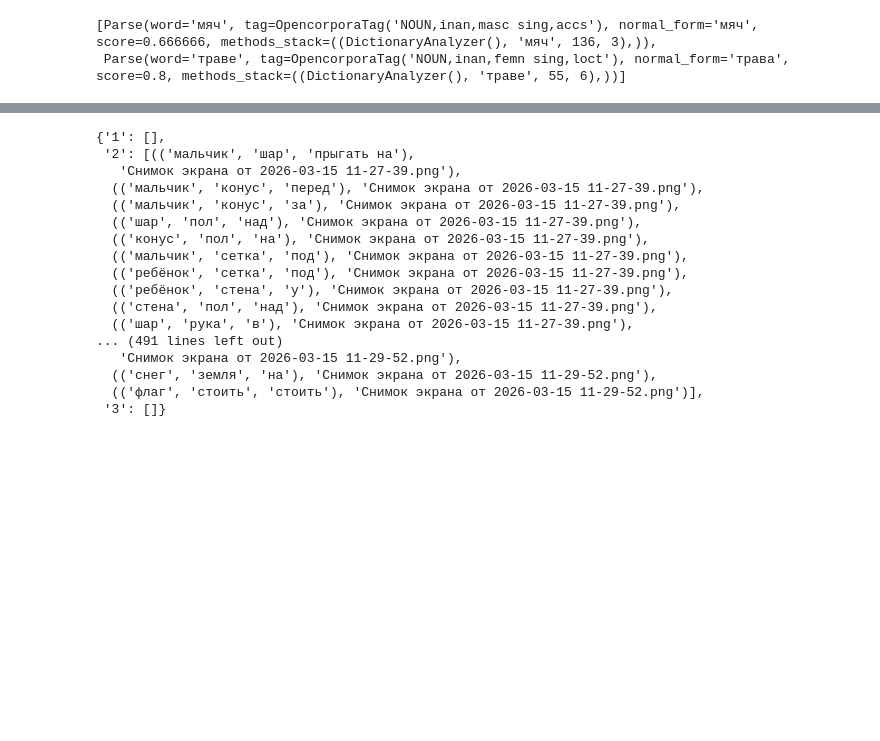
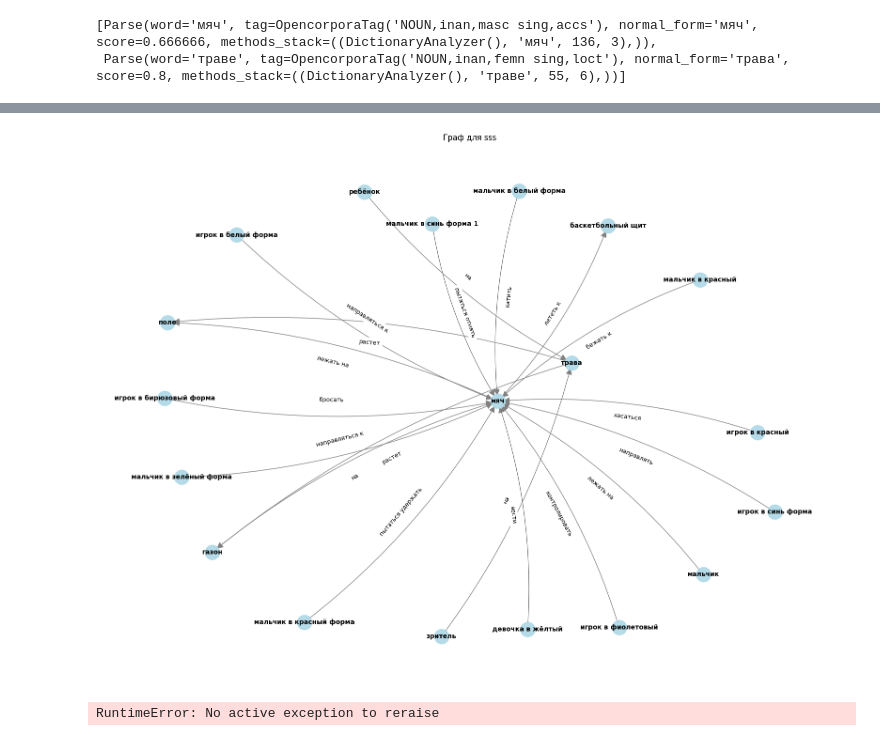
Before and after one commit to dimokode/liza_graph, a Jupyter notebook: search.ipynb, the cells around one changed output, grey strips where cells are left out. Cells and saved outputs as stored; diff of their text form; code cells hidden in the pictures; blank space fills up the shorter version.

```diff
--- a/search.ipynb
+++ b/search.ipynb
@@ -142,0 +124,2 @@ print(pattern)
+# %%
+db_rel = GraphStorage("db_rel.json")
@@ -142,0 +207,20 @@ print(pattern)
+# %%
+alt_pairs = {}
+for word_data in words:
+    # print(word_data)
+    word = word_data[0]
+    # print(word)
+
+    for item in result_rel:
+        # print(item)
+        item_list = list(item)
+        # print(item_list)
+        if word in item_list:
+            # print(f"{word} in {item_list}")
+            item_list.remove(word)
+            alt_word = item_list[0]
+            # print(word, item_list)
+            # print(alt_word)
+            alt_pairs[word] = alt_word
+            get_result(alt_pairs)
+    # print()
@@ -143,3 +277,18 @@ print(pattern)
+# %%
+if result != {}:
+    triples = [item[0] for item in result["1"]]
+    triples_rel = [item for item in db_rel.index.keys()]
+    # print(triples_rel)
+    triples.extend(triples_rel)
+    build_and_show_graph("sss", triples)
+else:
+    print("No results")
+# %% [output]
+[figure, added]
+# %%
+raise
+# %% [output]
+RuntimeError: No active exception to reraise
 # %%
 result = {
     '1':[],
@@ -163,23 +312,3 @@ for triple, img_name in db.index.items():
 
     if score>0:
         result[str(score)].append((triple, img_name))
-# %%
-result
-# %% [output]
-{'1': [],
- '2': [(('мальчик', 'шар', 'прыгать на'),
-   'Снимок экрана от 2026-03-15 11-27-39.png'),
-  (('мальчик', 'конус', 'перед'), 'Снимок экрана от 2026-03-15 11-27-39.png'),
-  (('мальчик', 'конус', 'за'), 'Снимок экрана от 2026-03-15 11-27-39.png'),
-  (('шар', 'пол', 'над'), 'Снимок экрана от 2026-03-15 11-27-39.png'),
-  (('конус', 'пол', 'на'), 'Снимок экрана от 2026-03-15 11-27-39.png'),
-  (('мальчик', 'сетка', 'под'), 'Снимок экрана от 2026-03-15 11-27-39.png'),
-  (('ребёнок', 'сетка', 'под'), 'Снимок экрана от 2026-03-15 11-27-39.png'),
-  (('ребёнок', 'стена', 'у'), 'Снимок экрана от 2026-03-15 11-27-39.png'),
-  (('стена', 'пол', 'над'), 'Снимок экрана от 2026-03-15 11-27-39.png'),
-  (('шар', 'рука', 'в'), 'Снимок экрана от 2026-03-15 11-27-39.png'),
-... (491 lines left out)
-   'Снимок экрана от 2026-03-15 11-29-52.png'),
-  (('снег', 'земля', 'на'), 'Снимок экрана от 2026-03-15 11-29-52.png'),
-  (('флаг', 'стоить', 'стоить'), 'Снимок экрана от 2026-03-15 11-29-52.png')],
- '3': []}
```
Also changed, not shown: parts of 14 cells of this notebook, 3 other files.
